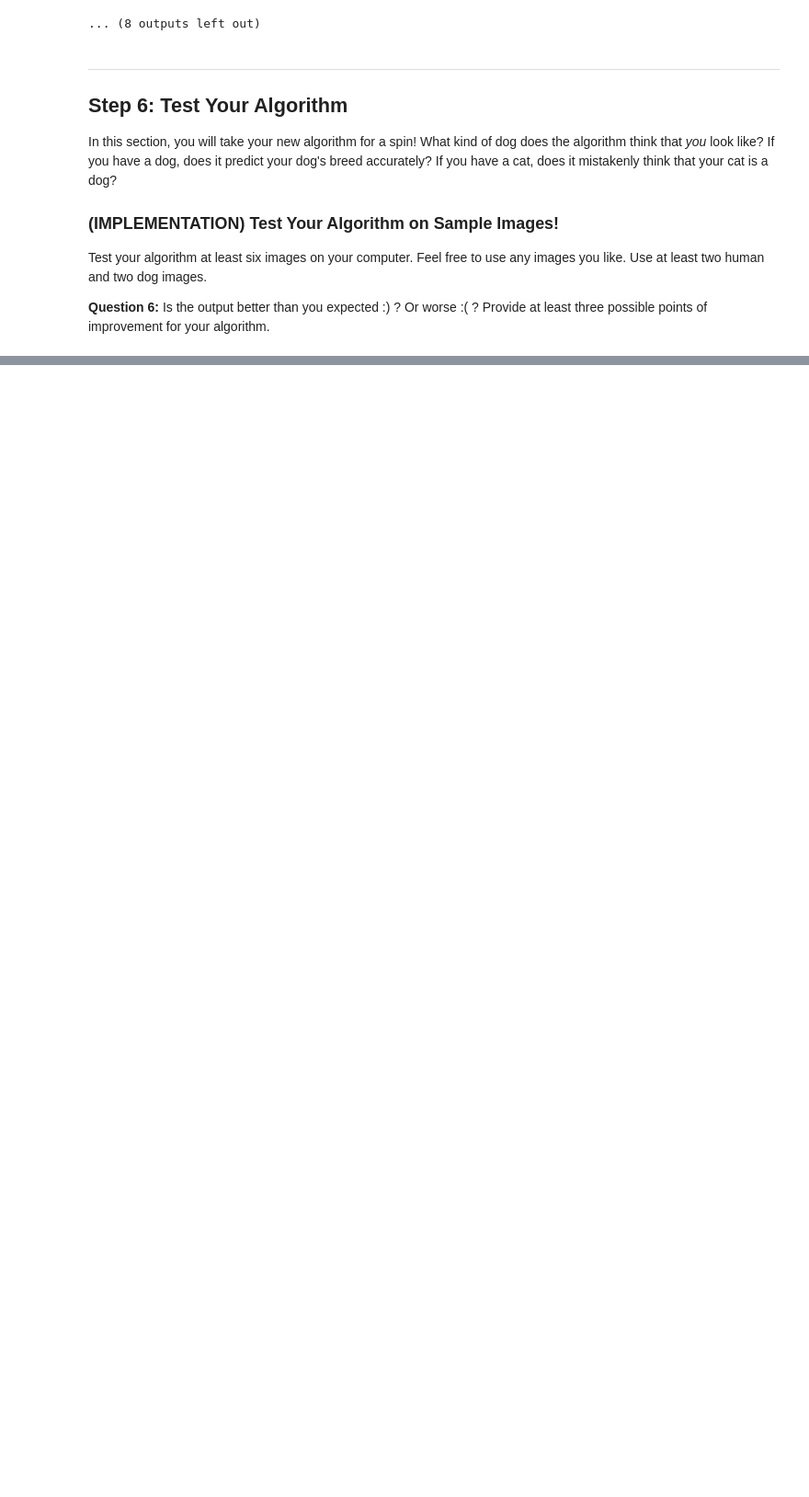
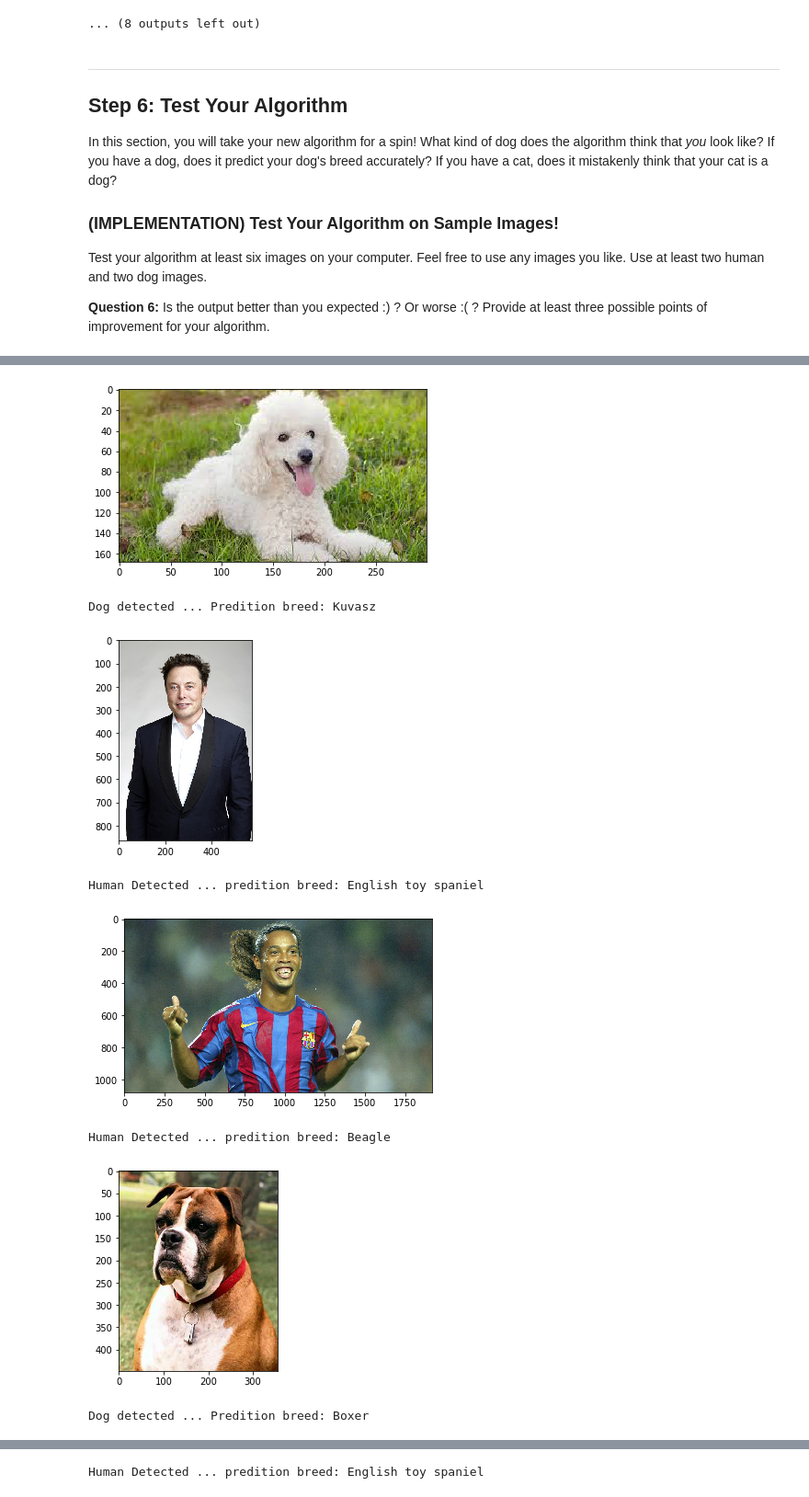
Before and after one commit to gustavojoseleite/project-dog-classification-udacity, a Jupyter notebook: dog_app.ipynb, the cells around one changed output, grey strips where cells are left out. Shown at 92% size. Saved outputs shown, nothing was run; the diff lists cells and outputs as text; code cells hidden in the pictures; blank space fills up the shorter version.

```diff
--- a/dog_app.ipynb
+++ b/dog_app.ipynb
@@ -1052,8 +1060,18 @@ __Answer:__ (Three possible points for improvement)
 # %%
 ## TODO: Execute your algorithm from Step 6 on
 ## at least 6 images on your computer.
 ## Feel free to use as many code cells as needed.
+import os
 
-## suggested code, below
-for file in np.hstack((human_files[:3], dog_files[:3])):
-    run_app(file)
+for img in os.listdir('./myImages'):
+    path_to_img = './myImages/' + str(img)
+    run_app(path_to_img)
+# %% [output]
+[figure, added]
+Dog detected ... Predition breed: Kuvasz
+[figure, added]
+Human Detected ... predition breed: English toy spaniel
+[figure, added]
+Human Detected ... predition breed: Beagle
+[figure, added]
+Dog detected ... Predition breed: Boxer
@@ -1059,0 +1079 @@ for file in np.hstack((human_files[:3], dog_files[:3])):
+Human Detected ... predition breed: English toy spaniel
```
Also changed, not shown: parts of 7 cells of this notebook, 9 other files.
